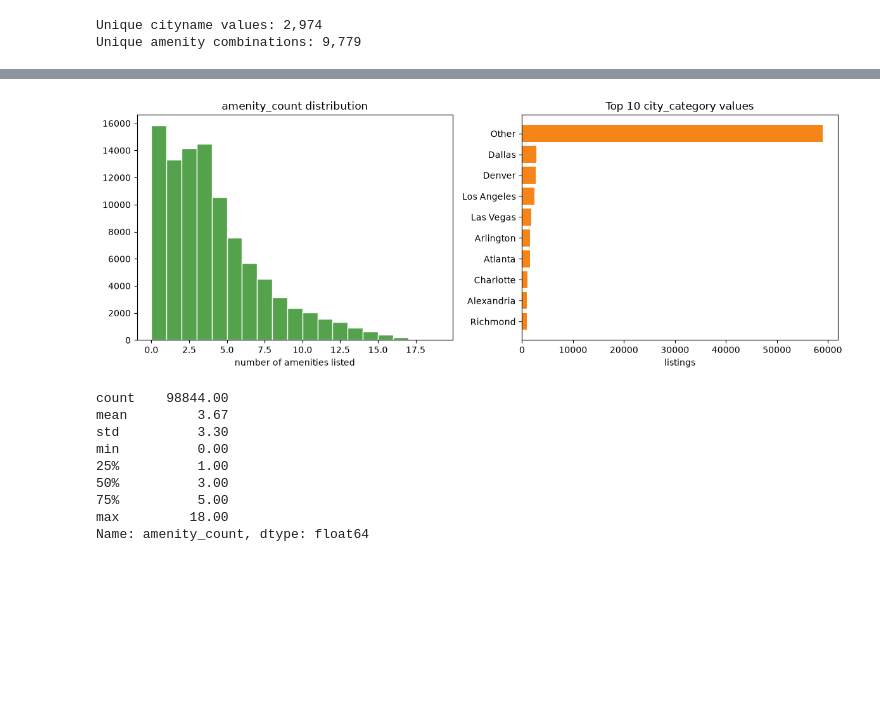
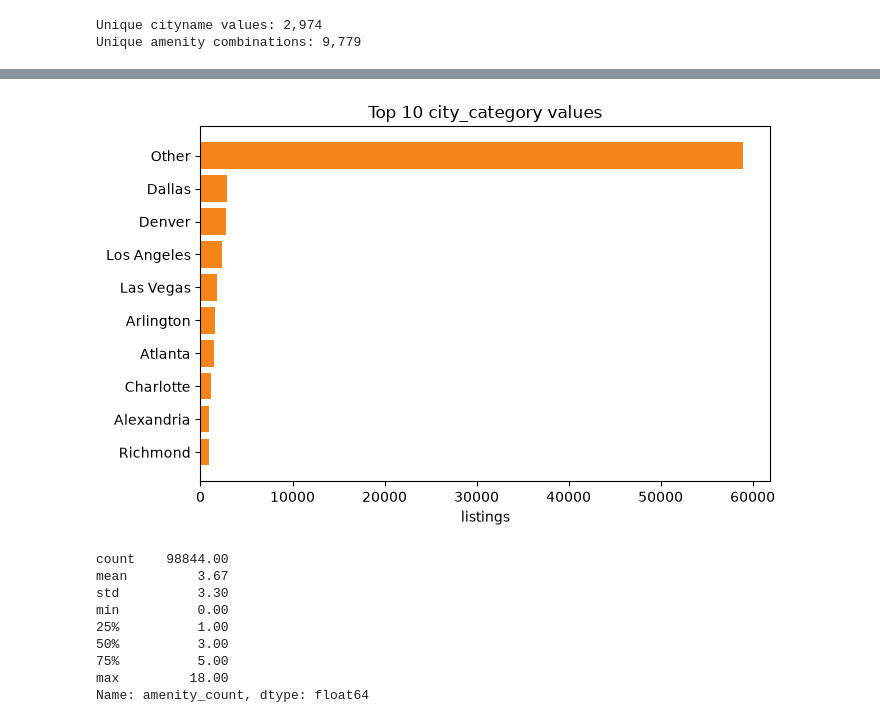
Before and after one commit to jason1ng/apartment_rental_price_prediction, a Jupyter notebook: notebooks/02_data_preparation.ipynb, the cells around one changed output, grey strips where cells are left out. Saved outputs shown, nothing was run; the diff lists cells and outputs as text; code cells hidden in the pictures; blank space fills up the shorter version.

Commit message:
feat: add EDA notebook and separate two-panel graph in data preparation

```diff
--- a/notebooks/02_data_preparation.ipynb
+++ b/notebooks/02_data_preparation.ipynb
@@ -241,19 +269,16 @@ Categorical features ( 4 ): ['state', 'fee', 'has_photo', 'city_category']
 # %%
-fig, axes = plt.subplots(1, 2, figsize=(12,4.5))
+fig, ax = plt.subplots(figsize=(7, 4.5))
 
-axes[0].hist(df_transformed['amenity_count'], bins=range(0,20), color='#54A24B', edgecolor='white')
-axes[0].set_title('amenity_count distribution'); axes[0].set_xlabel('number of amenities listed')
 
 city_counts = df_transformed['city_category'].value_counts().head(10)
-axes[1].barh(city_counts.index[::-1], city_counts.values[::-1], color='#F58518')
-axes[1].set_title('Top 10 city_category values')
-axes[1].set_xlabel('listings')
+ax.barh(city_counts.index[::-1], city_counts.values[::-1], color='#F58518')
+ax.set_title('Top 10 city_category values')
+ax.set_xlabel('listings')
 
 fig.tight_layout()
-fig.savefig('../outputs/figures/34_transformation_features.png', dpi=120)
 plt.show()
 # %% [output]
-[figure, old version]
+[figure, new version]
 # %%
 df_transformed['amenity_count'].describe().round(2)
 # %% [output]
```
Also changed, not shown: parts of 11 cells of this notebook, 2 other files.
